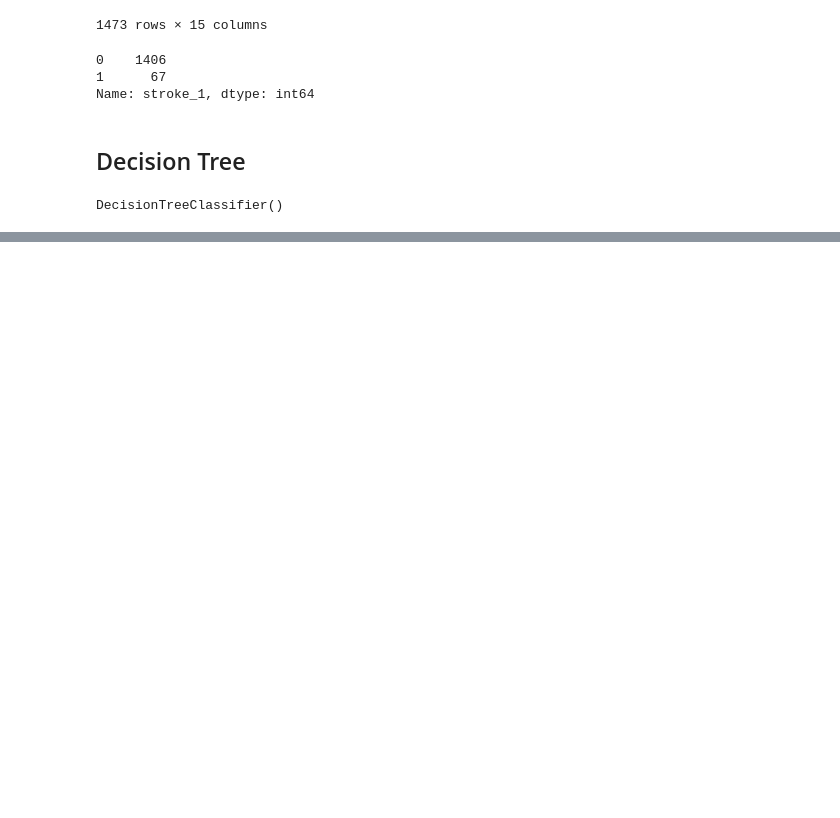
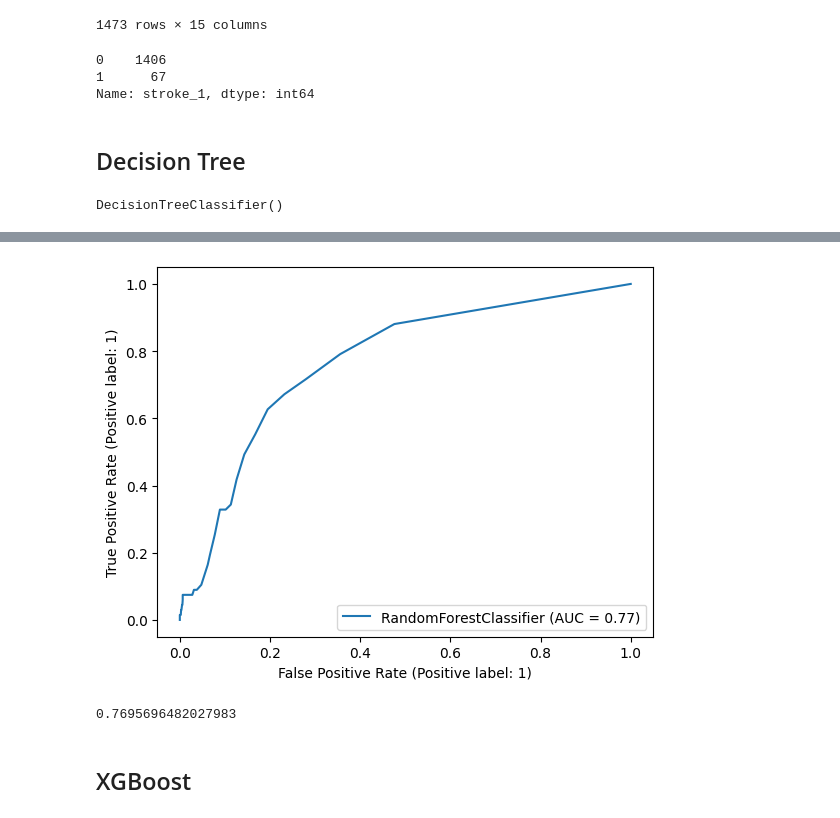
Before and after one commit to mill-ornrakorn/Stroke-Prediction, a Jupyter notebook: 2_Modeling.ipynb, the cells around one changed output, grey strips where cells are left out. Drawn from its saved outputs; the diff is of its cells as text; code cells hidden in the pictures; blank space fills up the shorter version.

```diff
--- a/2_Modeling.ipynb
+++ b/2_Modeling.ipynb
@@ -341,0 +345,8 @@ roc_auc_score(y_test, clf.predict_proba(X_test)[:,1])
+# %%
+scores = []
+for n in range(50, 101):
+  rf = RandomForestClassifier(n_estimators=n, random_state=555)
+  scores.append(cross_val_score(rf, X, y, cv=5).mean())
+max_score = max(scores)
+max_index = scores.index(max_score)+50
+print(max_index, max_score)
@@ -341,0 +375,2 @@ roc_auc_score(y_test, clf.predict_proba(X_test)[:,1])
+# %%
+rf.fit(X_train, y_train)
@@ -341,0 +433,11 @@ roc_auc_score(y_test, clf.predict_proba(X_test)[:,1])
+# %%
+RocCurveDisplay.from_estimator(rf, X_test, y_test)
+plt.show()
+# %% [output]
+[figure, added]
+# %%
+roc_auc_score(y_test, rf.predict_proba(X_test)[:,1])
+# %% [output]
+0.7695696482027983
+# %% [markdown]
+## XGBoost
```
Also changed, not shown: parts of 26 cells of this notebook.
